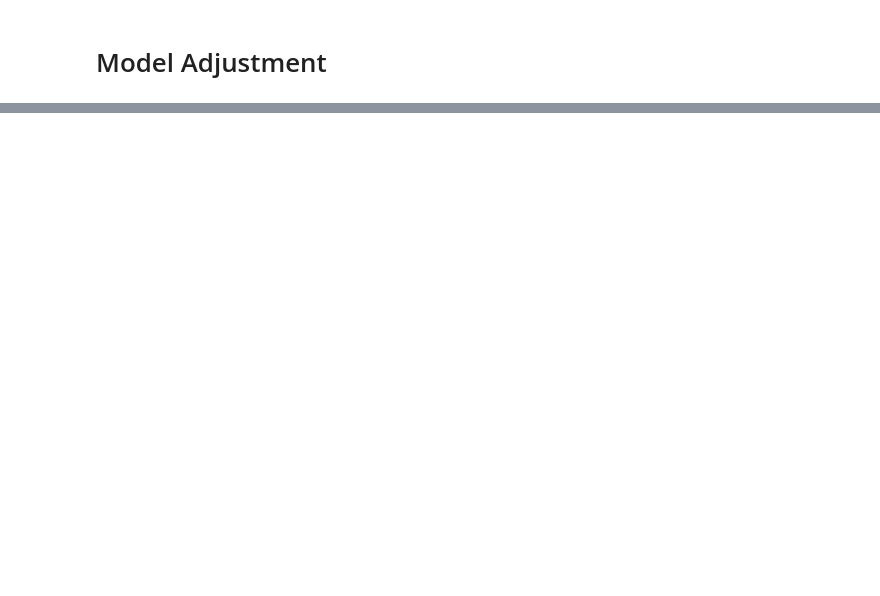
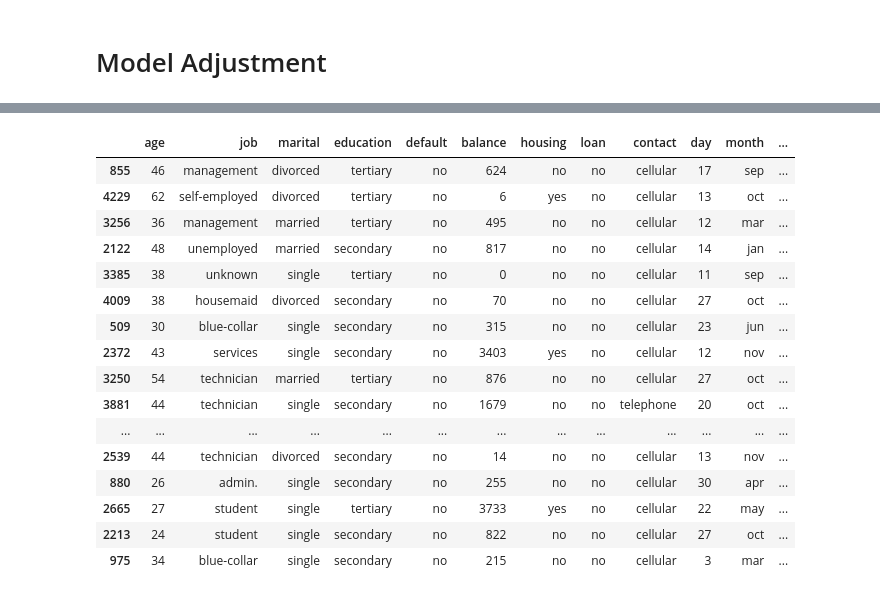
Before and after one commit to darshan-kale-dsi/Bank-Marketing-Campaign, a Jupyter notebook: notebooks/model_adjustment.ipynb, the cells around one changed output, grey strips where cells are left out. Saved outputs shown, nothing was run; the diff lists cells and outputs as text; code cells hidden in the pictures; blank space fills up the shorter version.

```diff
--- a/notebooks/model_adjustment.ipynb
+++ b/notebooks/model_adjustment.ipynb
@@ -92,15 +105,3 @@ preprocessor = ColumnTransformer(
-# %%
-from sklearn.pipeline import Pipeline
-pipeline = Pipeline(  [
-        ('preprocessor', preprocessor),
-        ('model', XGBClassifier())
-        # ('model', XGBClassifier(colsample_bytree = 0.5,
-        #               gamma = 0.0,
-        #               learning_rate = 0.1,
-        #               max_depth = 12,
-        #               reg_alpha = 1,
-        #               reg_lambda = 1e-5))
-    ])
 # %%
 from imblearn.over_sampling import SMOTENC, SMOTE
 
@@ -652,0 +610,26 @@ Best cross-validation score: 0.7936587791330002
+# %%
+output = pd.DataFrame(pipeline.predict_proba(assessment), columns = ['no','yes'] )
+# %%
+assessment_final = pd.read_csv('bank.csv', sep = ';')
+# %%
+final = pd.concat([assessment_final, output],axis = 1)
+# %%
+final.sort_values('yes', ascending = False).head(50)
+# %% [output]
+|  | age | job | marital | education | default | balance | housing | loan | contact | day | month | ... |
+| 855 | 46 | management | divorced | tertiary | no | 624 | no | no | cellular | 17 | sep | ... |
+| 4229 | 62 | self-employed | divorced | tertiary | no | 6 | yes | no | cellular | 13 | oct | ... |
+| 3256 | 36 | management | married | tertiary | no | 495 | no | no | cellular | 12 | mar | ... |
+| 2122 | 48 | unemployed | married | secondary | no | 817 | no | no | cellular | 14 | jan | ... |
+| 3385 | 38 | unknown | single | tertiary | no | 0 | no | no | cellular | 11 | sep | ... |
+| 4009 | 38 | housemaid | divorced | secondary | no | 70 | no | no | cellular | 27 | oct | ... |
+| 509 | 30 | blue-collar | single | secondary | no | 315 | no | no | cellular | 23 | jun | ... |
+| 2372 | 43 | services | single | secondary | no | 3403 | yes | no | cellular | 12 | nov | ... |
+| 3250 | 54 | technician | married | tertiary | no | 876 | no | no | cellular | 27 | oct | ... |
+| 3881 | 44 | technician | single | secondary | no | 1679 | no | no | telephone | 20 | oct | ... |
+| ... | ... | ... | ... | ... | ... | ... | ... | ... | ... | ... | ... | ... |
+| 2539 | 44 | technician | divorced | secondary | no | 14 | no | no | cellular | 13 | nov | ... |
+| 880 | 26 | admin. | single | secondary | no | 255 | no | no | cellular | 30 | apr | ... |
+| 2665 | 27 | student | single | tertiary | no | 3733 | yes | no | cellular | 22 | may | ... |
+| 2213 | 24 | student | single | secondary | no | 822 | no | no | cellular | 27 | oct | ... |
+| 975 | 34 | blue-collar | single | secondary | no | 215 | no | no | cellular | 3 | mar | ... |
```
Also changed, not shown: parts of 31 cells of this notebook.
